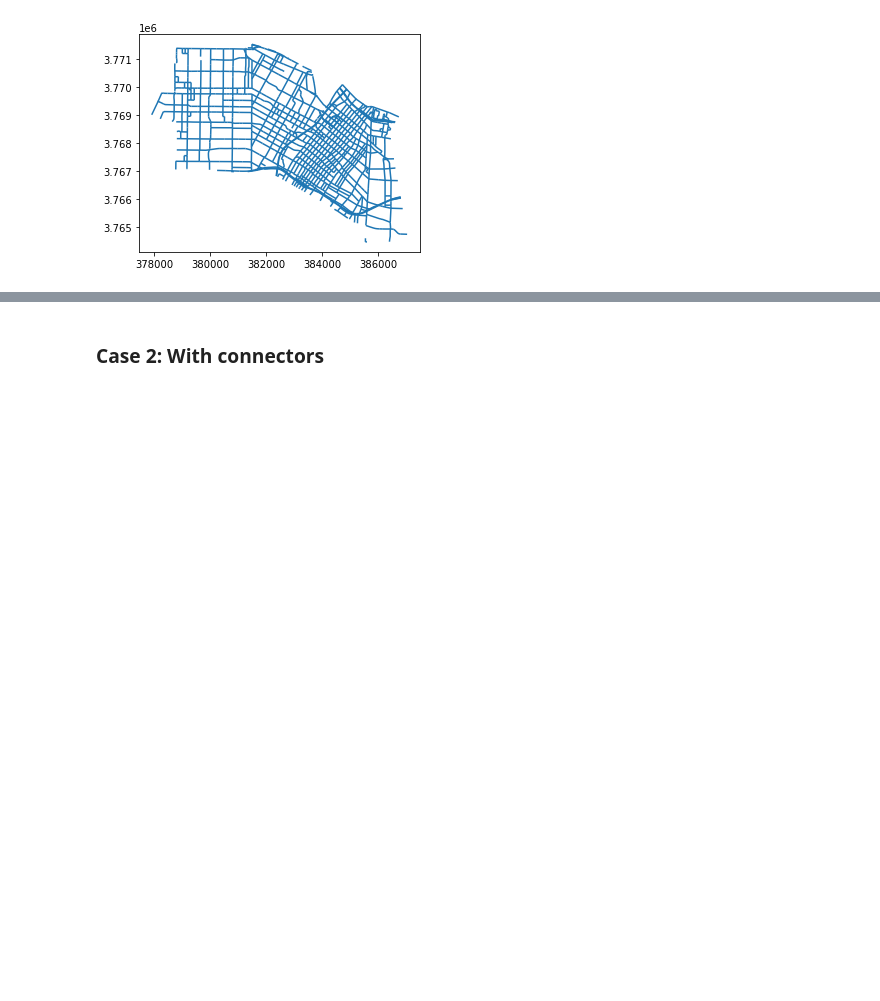
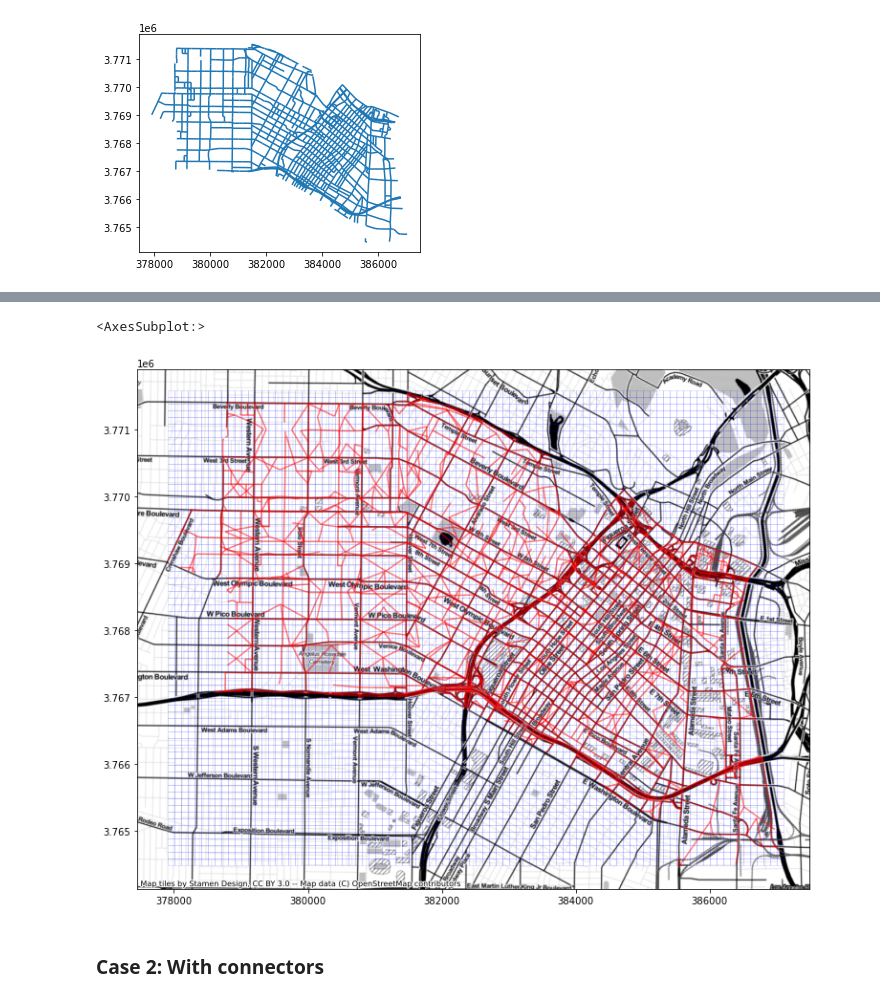
Before and after one commit to josephko91/anthropogenic-heat-la, a Jupyter notebook: traffic.ipynb, the cells around one changed output, grey strips where cells are left out. Cells and saved outputs as stored; diff of their text form; code cells hidden in the pictures; blank space fills up the shorter version.

```diff
--- a/traffic.ipynb
+++ b/traffic.ipynb
@@ -248,3 +299,12 @@ scag_gdf.plot()
+# %%
+# visual check: plot grid over scag data
+ax = scag_gdf.plot(figsize=(16,10), alpha=0.5, edgecolor='red')
+ax.get_xaxis().get_major_formatter().set_useOffset(False)
+ctx.add_basemap(ax, source=ctx.providers.Stamen.Toner, crs=scag_gdf.crs) # notice the crs must match between basemap and data
+grid.plot(ax=ax, facecolor="none", edgecolor='blue', alpha = 0.1)
+# %% [output]
+<AxesSubplot:>
+[figure, added]
 # %% [markdown]
 ### Case 2: With connectors
 # %%
```
Also changed, not shown: parts of 2 cells of this notebook.
